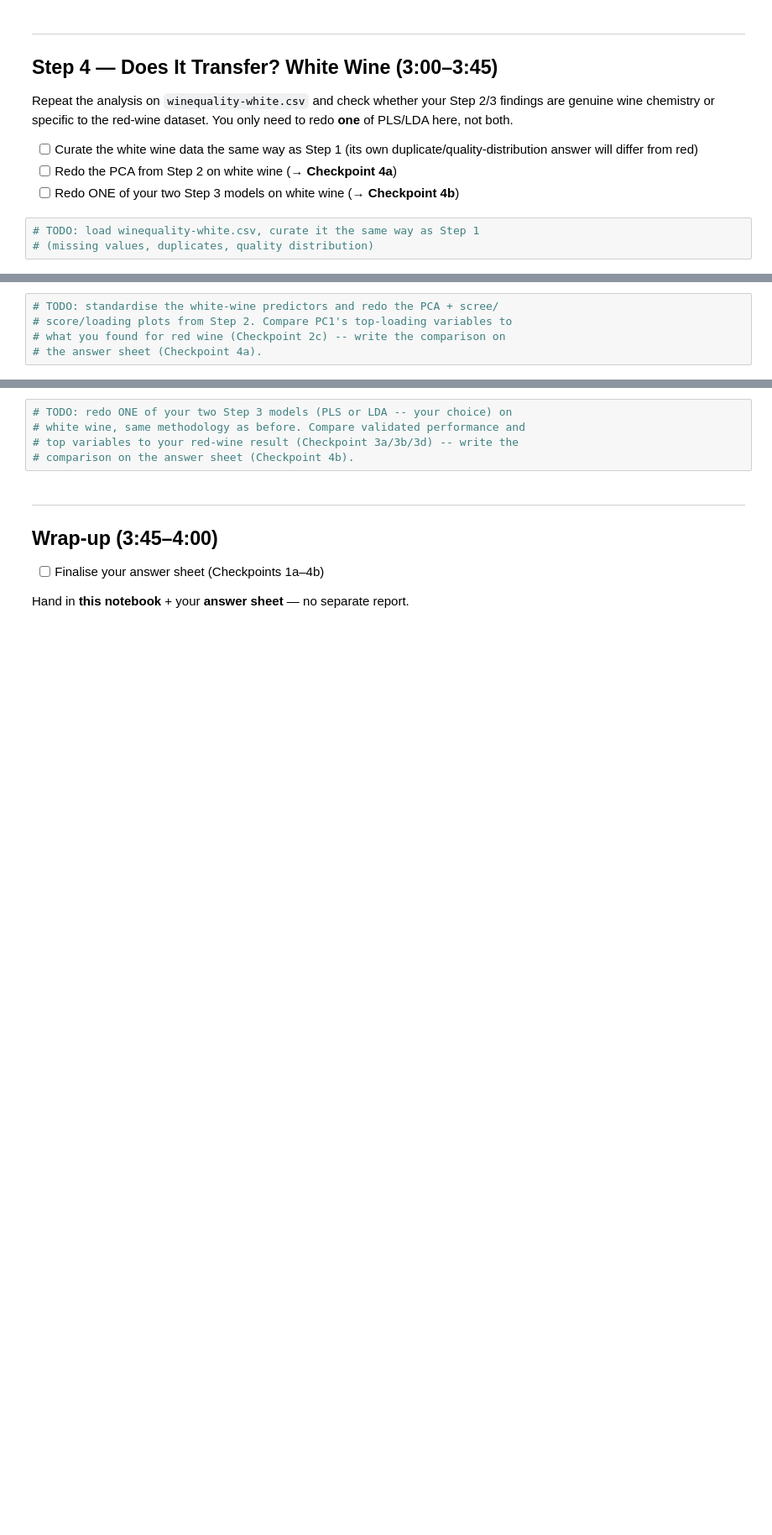
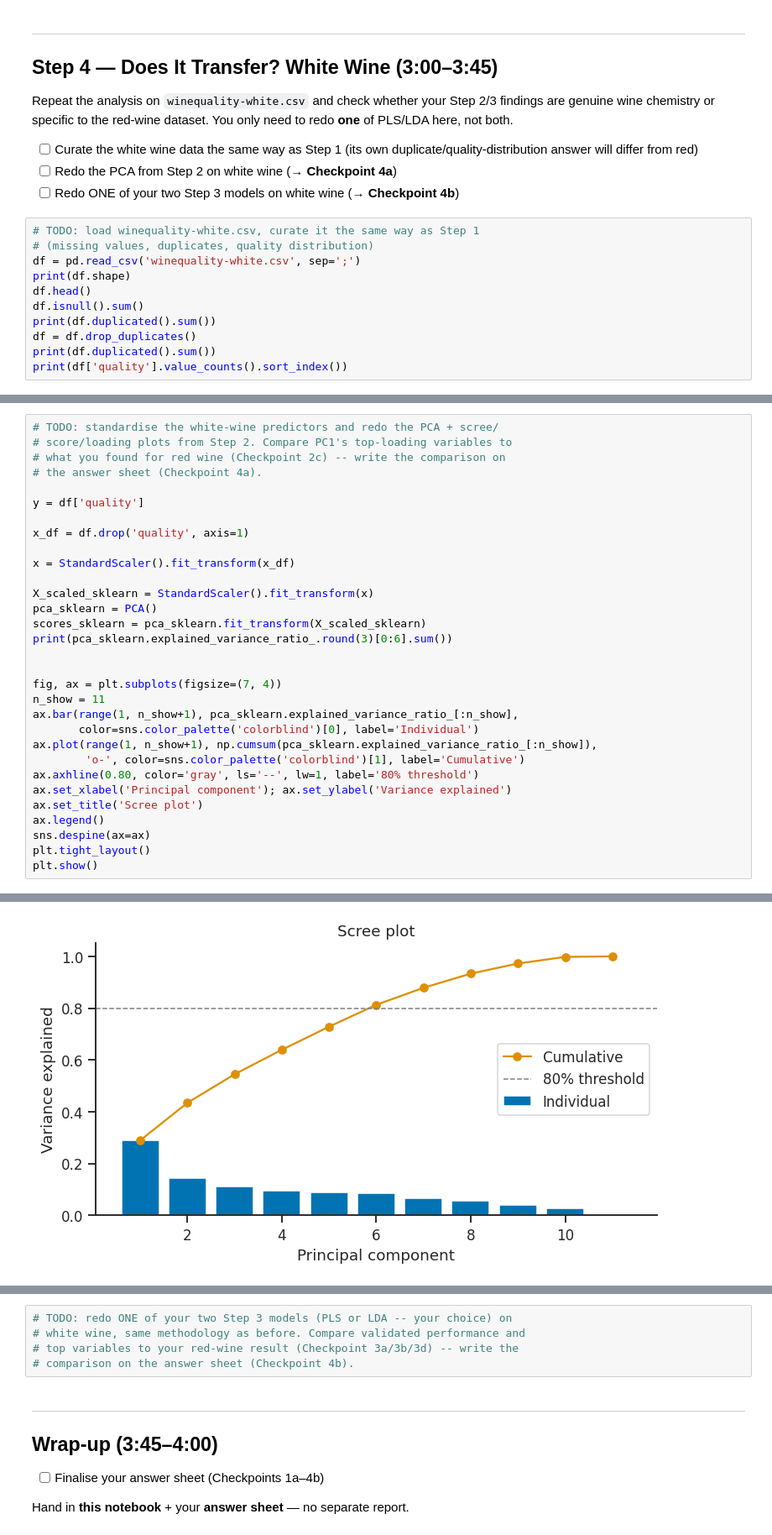
Before and after one commit to rasmus-kstud/1kb570_2026, a Jupyter notebook: Labs/02_modelling_wine_quality/starter_notebook.ipynb, the cells around one changed output, grey strips where cells are left out. Shown at 84% size. Saved outputs shown, nothing was run; the diff lists cells and outputs as text; blank space fills up the shorter version.

```diff
--- a/Labs/02_modelling_wine_quality/starter_notebook.ipynb
+++ b/Labs/02_modelling_wine_quality/starter_notebook.ipynb
@@ -420,3 +461,11 @@ dataset. You only need to redo **one** of PLS/LDA here, not both.
 # %%
 # TODO: load winequality-white.csv, curate it the same way as Step 1
 # (missing values, duplicates, quality distribution)
+df = pd.read_csv('winequality-white.csv', sep=';')
+print(df.shape)
+df.head()
+df.isnull().sum()
+print(df.duplicated().sum())
+df = df.drop_duplicates()
+print(df.duplicated().sum())
+print(df['quality'].value_counts().sort_index())
@@ -425,3 +487,30 @@ dataset. You only need to redo **one** of PLS/LDA here, not both.
 # score/loading plots from Step 2. Compare PC1's top-loading variables to
 # what you found for red wine (Checkpoint 2c) -- write the comparison on
 # the answer sheet (Checkpoint 4a).
+
+y = df['quality']
+
+x_df = df.drop('quality', axis=1)
+
+x = StandardScaler().fit_transform(x_df)
+
+X_scaled_sklearn = StandardScaler().fit_transform(x)
+pca_sklearn = PCA()
+scores_sklearn = pca_sklearn.fit_transform(X_scaled_sklearn)
+print(pca_sklearn.explained_variance_ratio_.round(3)[0:6].sum())
+
+
+fig, ax = plt.subplots(figsize=(7, 4))
+n_show = 11
+ax.bar(range(1, n_show+1), pca_sklearn.explained_variance_ratio_[:n_show],
+       color=sns.color_palette('colorblind')[0], label='Individual')
+ax.plot(range(1, n_show+1), np.cumsum(pca_sklearn.explained_variance_ratio_[:n_show]),
+        'o-', color=sns.color_palette('colorblind')[1], label='Cumulative')
+ax.axhline(0.80, color='gray', ls='--', lw=1, label='80% threshold')
+ax.set_xlabel('Principal component'); ax.set_ylabel('Variance explained')
+ax.set_title('Scree plot')
+ax.legend()
+sns.despine(ax=ax)
+plt.tight_layout()
+plt.show()
+# %% [output]
@@ -427,0 +518 @@ dataset. You only need to redo **one** of PLS/LDA here, not both.
+[figure, added]
```
Also changed, not shown: parts of 12 cells of this notebook.
